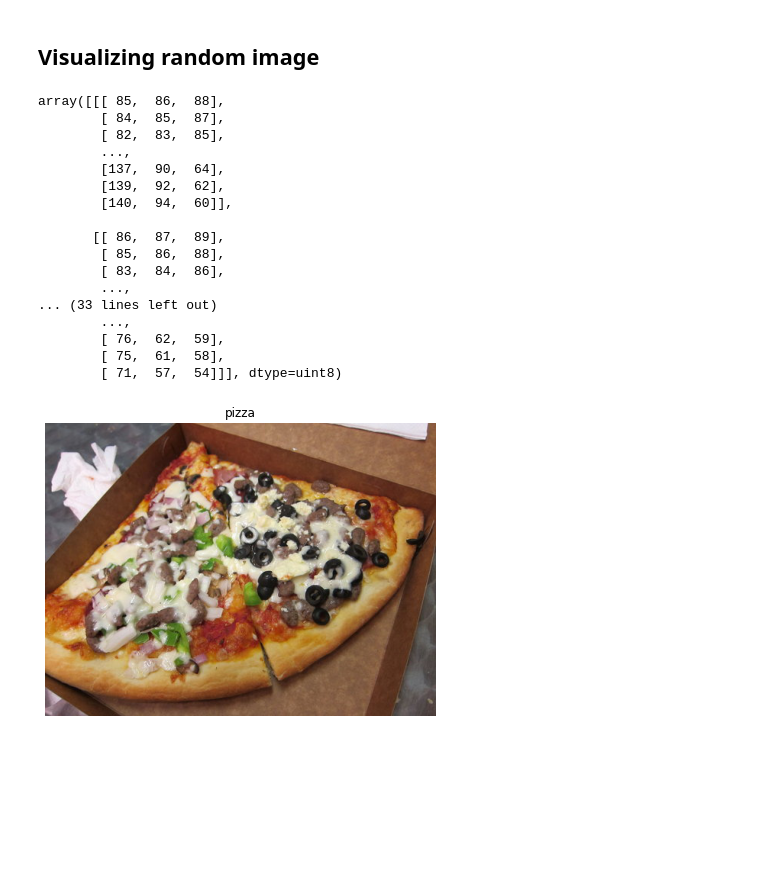
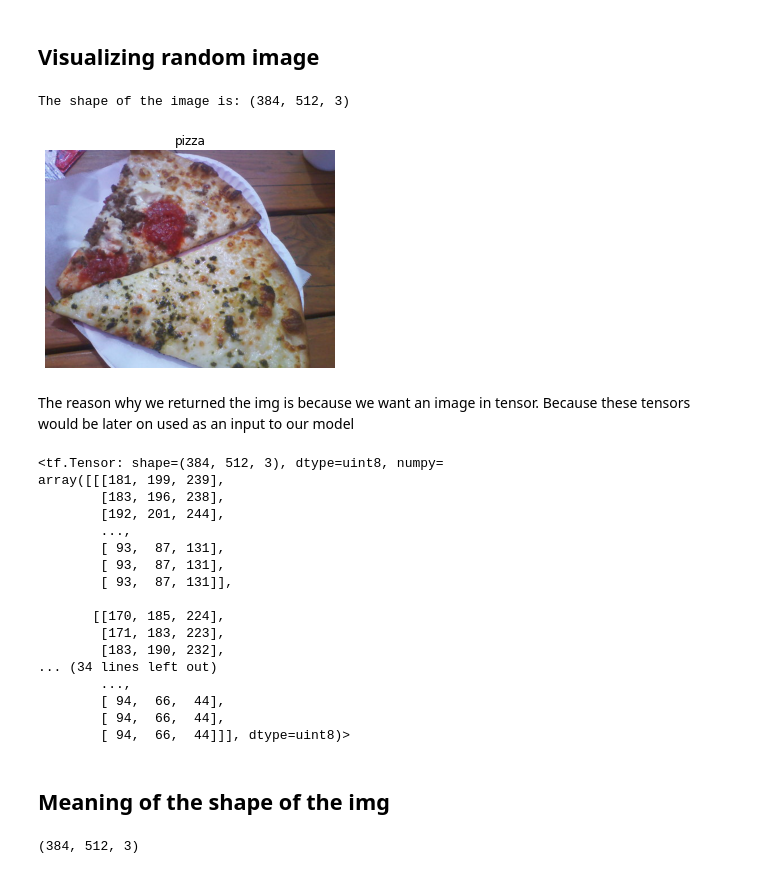
Before and after one commit to Wasim-Zaman/deep_learning_with_tensorflow, a Jupyter notebook: 003_Computer_Vision_&_Convolutional_Neural_Network_With_Tensorflow.ipynb, the cells around one changed output. Saved outputs shown, nothing was run; the diff lists cells and outputs as text; code cells hidden in the pictures; blank space fills up the shorter version.

```diff
--- a/003_Computer_Vision_&_Convolutional_Neural_Network_With_Tensorflow.ipynb
+++ b/003_Computer_Vision_&_Convolutional_Neural_Network_With_Tensorflow.ipynb
@@ -138,7 +138,7 @@ def plot_random_image(root_dir, test_or_train, class_name):
   img = mpimg.imread(target_dir + '/' + rand_image)
 
   # Ploting the image using matplotlib
-  plt.figure(figsize=(7, 7))
+  # plt.figure(figsize=(7, 7))
   plt.imshow(img)
   plt.title(class_name)
   plt.axis('off')
@@ -148,23 +148,39 @@ def plot_random_image(root_dir, test_or_train, class_name):
   # returning the image to the called function
   return img
 # %%
-plot_random_image(root_dir='pizza_steak', test_or_train='train', class_name='pizza')
+img = plot_random_image(root_dir='pizza_steak', test_or_train='train', class_name='pizza')
 # %% [output]
-array([[[ 85,  86,  88],
-        [ 84,  85,  87],
-        [ 82,  83,  85],
-        ...,
-        [137,  90,  64],
-        [139,  92,  62],
-        [140,  94,  60]],
-
-       [[ 86,  87,  89],
-        [ 85,  86,  88],
-        [ 83,  84,  86],
-        ...,
-... (33 lines left out)
-        ...,
-        [ 76,  62,  59],
-        [ 75,  61,  58],
-        [ 71,  57,  54]]], dtype=uint8)
+The shape of the image is: (384, 512, 3)
-[figure, old version]
+[figure, new version]
+# %% [markdown]
+The reason why we returned the img is because we want an image in tensor.
+Because these tensors would be later on used as an input to our model
+# %%
+import tensorflow as tf
+
+# converting img (array) into tensor
+tf.constant(img)
+# %% [output]
+<tf.Tensor: shape=(384, 512, 3), dtype=uint8, numpy=
+array([[[181, 199, 239],
+        [183, 196, 238],
+        [192, 201, 244],
+        ...,
+        [ 93,  87, 131],
+        [ 93,  87, 131],
+        [ 93,  87, 131]],
+
+       [[170, 185, 224],
+        [171, 183, 223],
+        [183, 190, 232],
+... (34 lines left out)
+        ...,
+        [ 94,  66,  44],
+        [ 94,  66,  44],
+        [ 94,  66,  44]]], dtype=uint8)>
+# %% [markdown]
+## Meaning of the shape of the img
+# %%
+img.shape
+# %% [output]
+(384, 512, 3)
```
Also changed, not shown: parts of 13 cells of this notebook.
